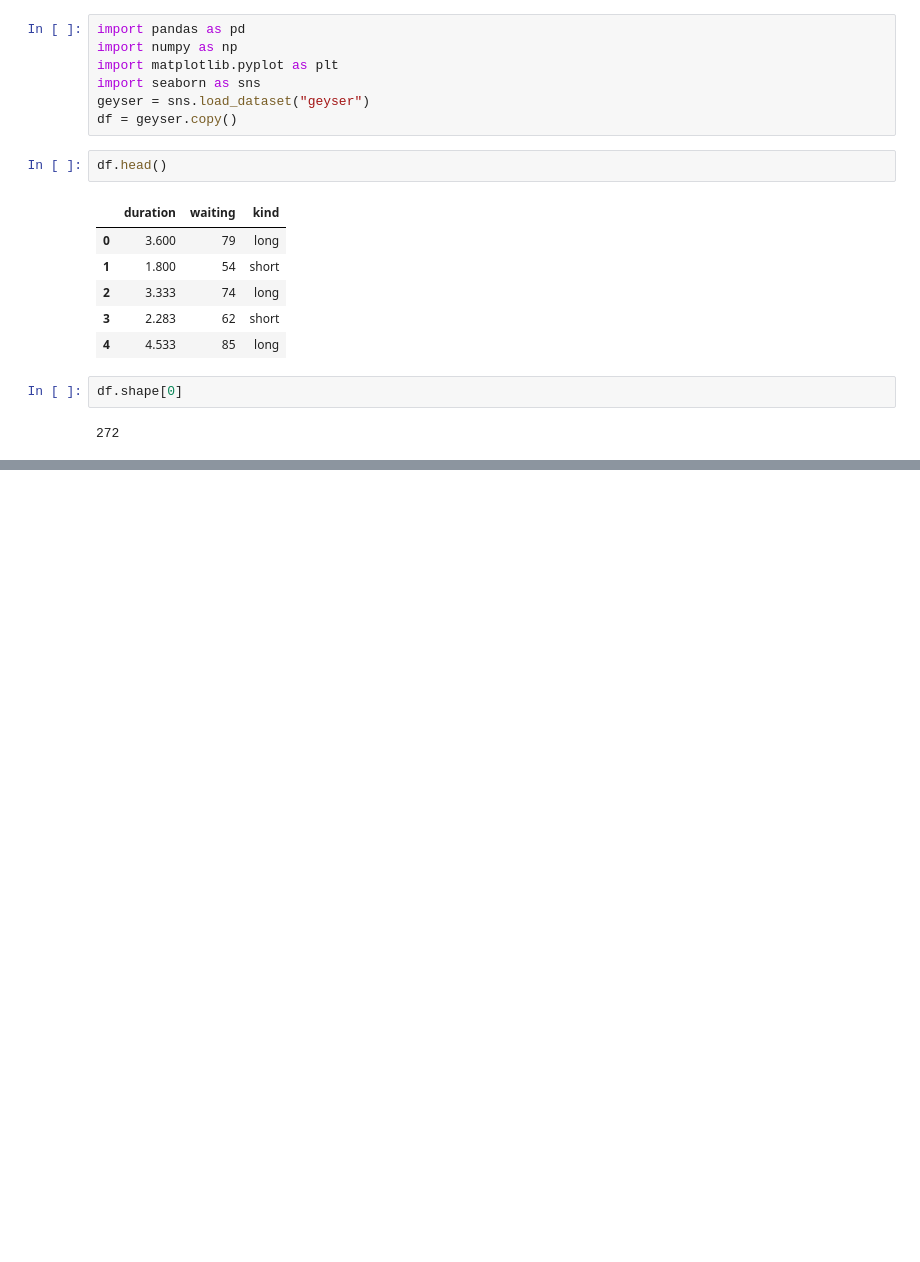
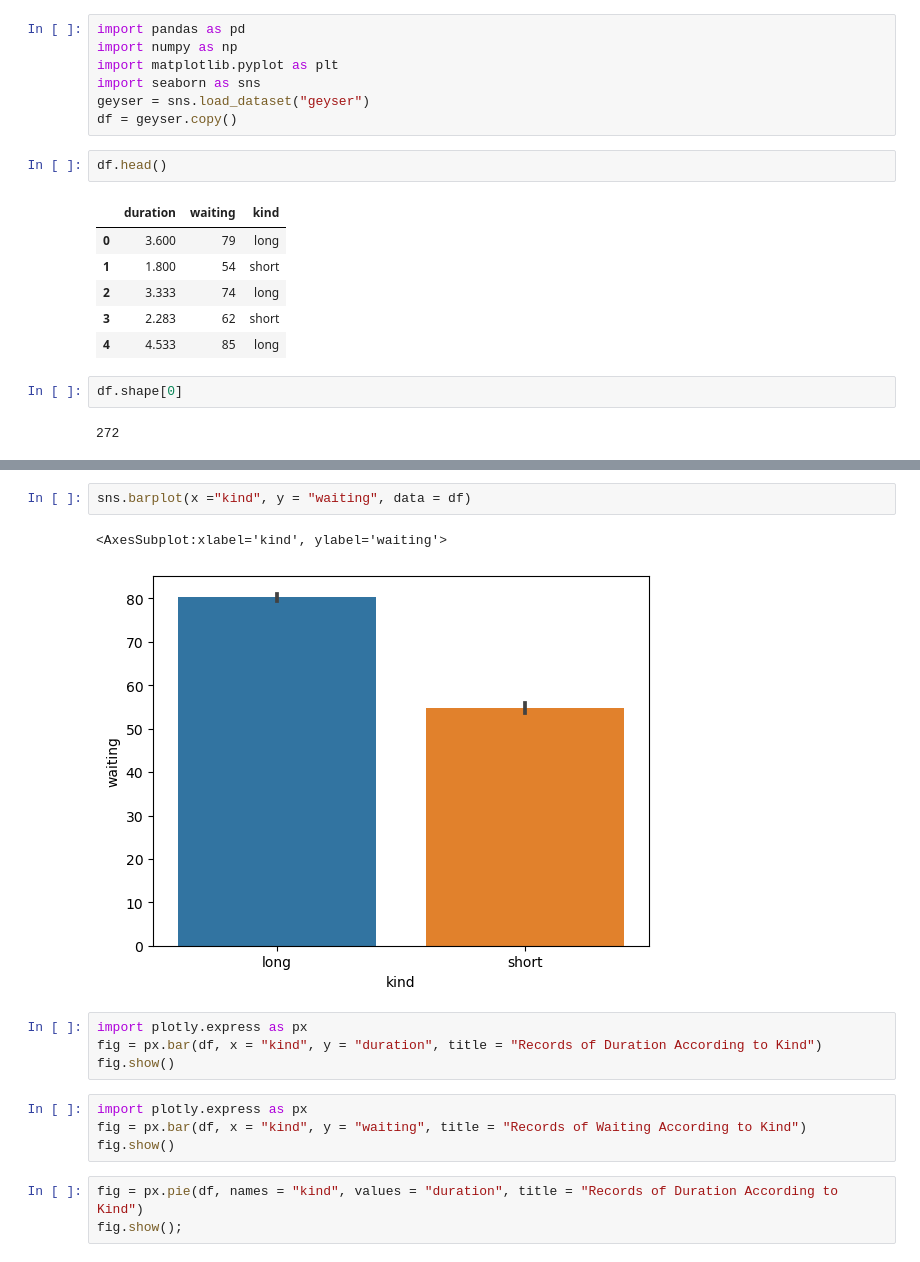
Before and after one commit to osmanpampal28/seaborn_library, a Jupyter notebook: geyser.ipynb, the cells around one changed output, grey strips where cells are left out. Saved outputs shown, nothing was run; the diff lists cells and outputs as text; blank space fills up the shorter version.

```diff
--- a/geyser.ipynb
+++ b/geyser.ipynb
@@ -20,0 +128,16 @@ df.shape[0]
+# %%
+sns.barplot(x ="kind", y = "waiting", data = df)
+# %% [output]
+<AxesSubplot:xlabel='kind', ylabel='waiting'>
+[figure, added]
+# %%
+import plotly.express as px
+fig = px.bar(df, x = "kind", y = "duration", title = "Records of Duration According to Kind")
+fig.show()
+# %%
+import plotly.express as px
+fig = px.bar(df, x = "kind", y = "waiting", title = "Records of Waiting According to Kind")
+fig.show()
+# %%
+fig = px.pie(df, names = "kind", values = "duration", title = "Records of Duration According to Kind")
+fig.show();
```
Also changed, not shown: parts of 25 cells of this notebook.
